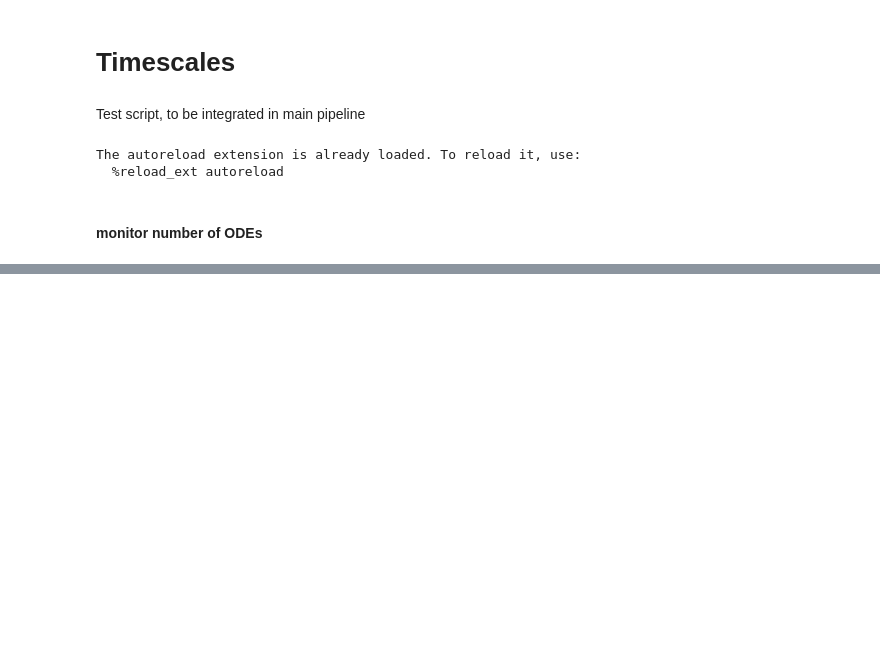
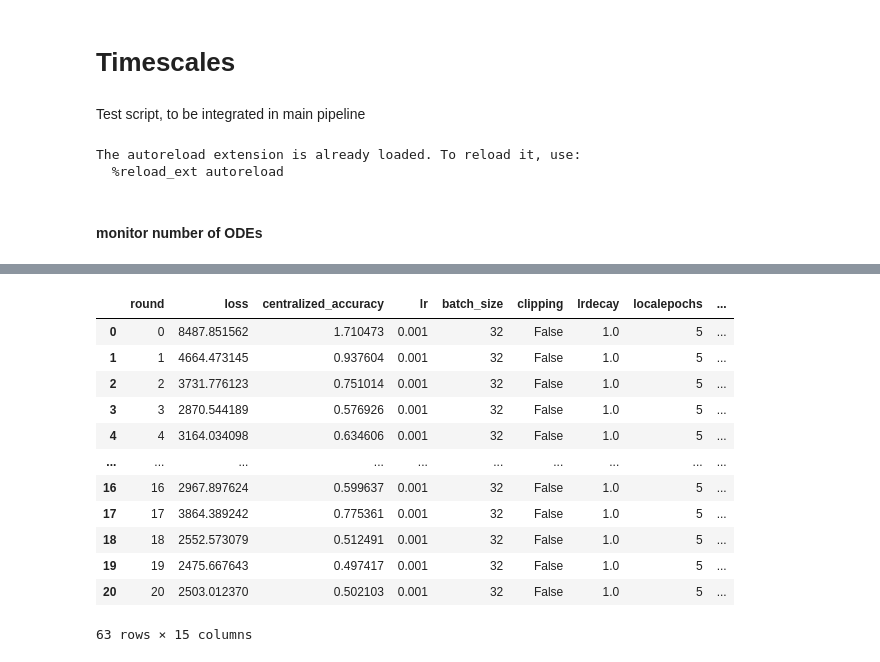
Before and after one commit to luisas/fl4tsf, a Jupyter notebook: analysis/02_timescale_analysis.ipynb, the cells around one changed output, grey strips where cells are left out. Cells and saved outputs as stored; diff of their text form; code cells hidden in the pictures; blank space fills up the shorter version.

```diff
--- a/analysis/02_timescale_analysis.ipynb
+++ b/analysis/02_timescale_analysis.ipynb
@@ -98,0 +111,16 @@ plt.show()
+# %%
+df[df["type"]== "centralized"]
+# %% [output]
+|  | round | loss | centralized_accuracy | lr | batch_size | clipping | lrdecay | localepochs | ... |
+| 0 | 0 | 8487.851562 | 1.710473 | 0.001 | 32 | False | 1.0 | 5 | ... |
+| 1 | 1 | 4664.473145 | 0.937604 | 0.001 | 32 | False | 1.0 | 5 | ... |
+| 2 | 2 | 3731.776123 | 0.751014 | 0.001 | 32 | False | 1.0 | 5 | ... |
+| 3 | 3 | 2870.544189 | 0.576926 | 0.001 | 32 | False | 1.0 | 5 | ... |
+| 4 | 4 | 3164.034098 | 0.634606 | 0.001 | 32 | False | 1.0 | 5 | ... |
+| ... | ... | ... | ... | ... | ... | ... | ... | ... | ... |
+| 16 | 16 | 2967.897624 | 0.599637 | 0.001 | 32 | False | 1.0 | 5 | ... |
+| 17 | 17 | 3864.389242 | 0.775361 | 0.001 | 32 | False | 1.0 | 5 | ... |
+| 18 | 18 | 2552.573079 | 0.512491 | 0.001 | 32 | False | 1.0 | 5 | ... |
+| 19 | 19 | 2475.667643 | 0.497417 | 0.001 | 32 | False | 1.0 | 5 | ... |
+| 20 | 20 | 2503.012370 | 0.502103 | 0.001 | 32 | False | 1.0 | 5 | ... |
+63 rows × 15 columns
```
Also changed, not shown: parts of 5 cells of this notebook, 9 other files.
